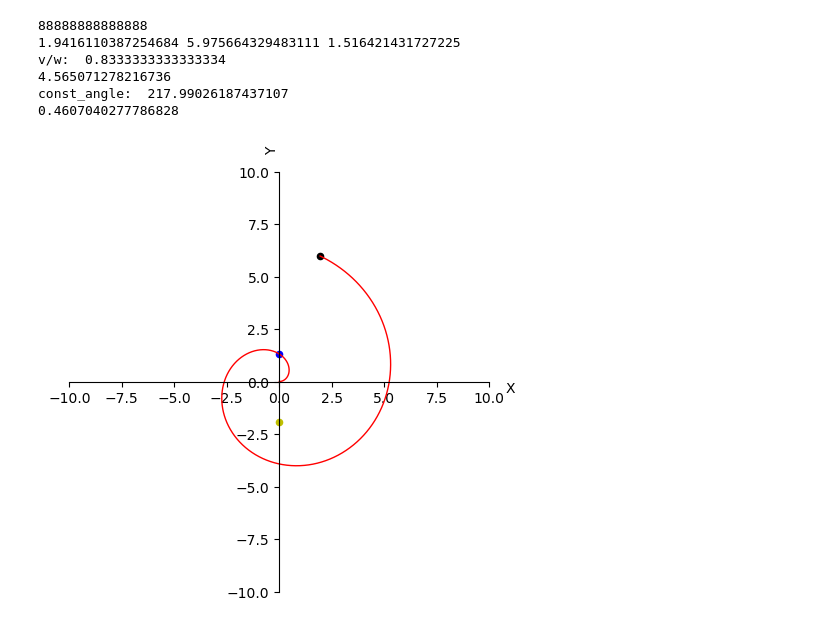
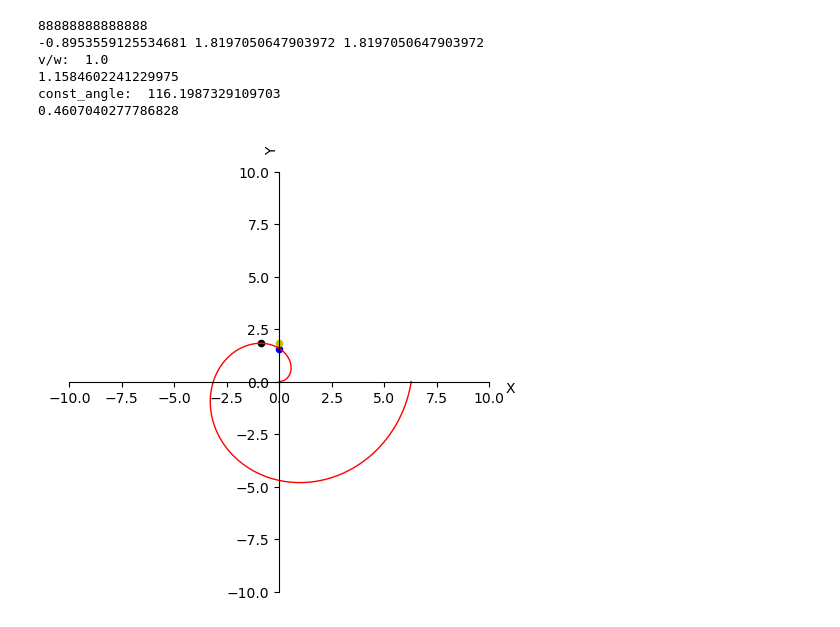
Before and after one commit to Kiril-Lazarov/Intersection-points-between-a-line-and-a-spiral, a Jupyter notebook: Intersection between a line and a spiral.ipynb, the cells around one changed output. Cells and saved outputs as stored; diff of their text form; code cells hidden in the pictures.

```diff
--- a/Intersection between a line and a spiral.ipynb
+++ b/Intersection between a line and a spiral.ipynb
@@ -282,7 +270,7 @@ b = 10
 create_field(x_lim=(-b,b), y_lim=(-b,b))
 
 v = 1
-w = 1.2
+w = 1
 
 time = np.linspace(0, 2*np.pi, 3000)
 x = time*v*np.cos(time * w)
@@ -301,37 +289,37 @@ pi_by_2_y = c*v*np.sin(c*w)
 
 plt.plot(x, y,  color = 'red', linewidth = 1, linestyle = '-')
 max_y = max(y)
 max_x = x[list(y).index(max_y)]
 print(max_x, max_y, y_max)
 # print((1 - init_spiral_angle)/spiral_angle_velocity)
 print('v/w: ',v/w)
 print(max_y/pi_by_2_y)
 const_angle = np.pi/2 +np.arctan(y_max/ max_x)
 print('const_angle: ', const_angle*180/np.pi + 90)
 
 plt.scatter(max_x, max_y, color= 'black', s=20)
 
 u_t = (np.pi/2 + const_angle) / w
 
 y_intrsct = u_t* v * np.sin(u_t*w)
 x_intrsct = u_t* v * np.cos(u_t*w)
 
 plt.scatter(0, pi_by_2_y, color='blue', s=20)
 plt.scatter(0, y_intrsct, color='y',s=20)
 # plt.scatter(x_intrsct, y_intrsct, color='r',s=20)
 
 '1.1584541771785286'
 '1.158460555101382'
 '26.396396396396362'
 print((26.396396396396362 * np.pi)/180)
 plt.show()
 # %% [output]
 88888888888888
-1.9416110387254684 5.975664329483111 1.516421431727225
-v/w:  0.8333333333333334
-4.565071278216736
-const_angle:  217.99026187437107
+-0.8953559125534681 1.8197050647903972 1.8197050647903972
+v/w:  1.0
+1.1584602241229975
+const_angle:  116.1987329109703
 0.4607040277786828
-[figure, old version]
+[figure, new version]
 # %%
 
```
Also changed, not shown: parts of 4 cells of this notebook.
